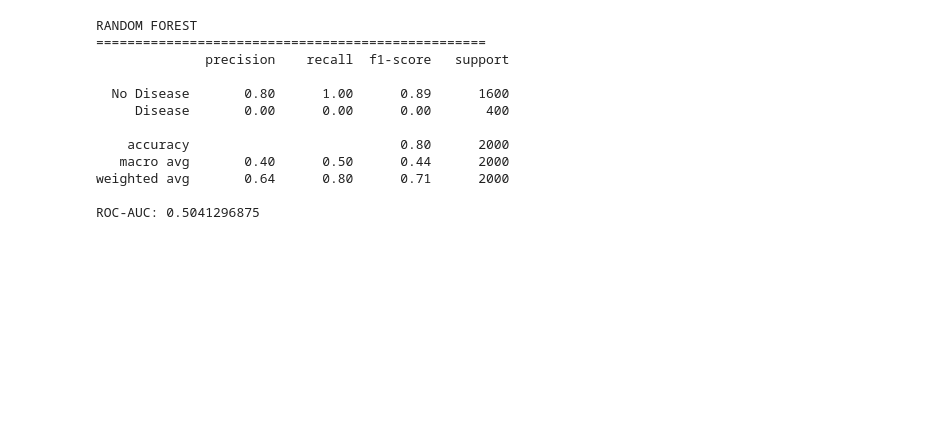
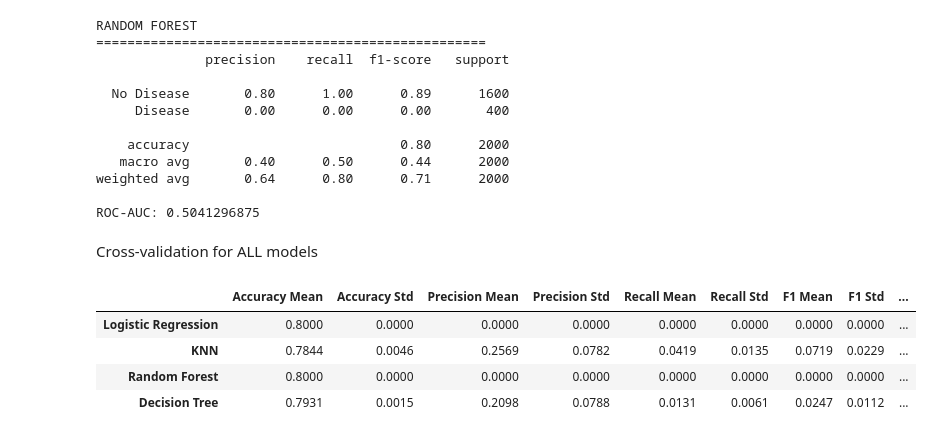
Before and after one commit to chrimapaul/Heart_Disease_Prediction_Group6, a Jupyter notebook: Group6_Capstone_Project.ipynb, the cells around one changed output. Drawn from its saved outputs; the diff is of its cells as text; code cells hidden in the pictures; blank space fills up the shorter version.

Commit message:
Cross-validation for all models  and Compare models on the test set

```diff
--- a/Group6_Capstone_Project.ipynb
+++ b/Group6_Capstone_Project.ipynb
@@ -561,3 +561,72 @@ RANDOM FOREST
 weighted avg       0.64      0.80      0.71      2000
 
 ROC-AUC: 0.5041296875
+# %% [markdown]
+Cross-validation for ALL models
+# %%
+cv = StratifiedKFold(
+    n_splits=5,
+    shuffle=True,
+    random_state=42
+)
+
+models = {
+    "Logistic Regression": logistic_model,
+    "Decision Tree": tree_model,
+    "KNN": knn_model,
+    "Random Forest": rf_model,
+    }
+
+scoring = {
+    "accuracy": "accuracy",
+    "precision": "precision",
+    "recall": "recall",
+    "f1": "f1",
+    "roc_auc": "roc_auc"
+}
+
+cv_results = {}
+
+for name, model in models.items():
+
+    scores = cross_validate(
+        model,
+        X_train,
+        y_train,
+        cv=cv,
+        scoring=scoring,
+        n_jobs=-1,
+        return_train_score=False
+    )
+
+    cv_results[name] = {
+        "Accuracy Mean": scores["test_accuracy"].mean(),
+        "Accuracy Std": scores["test_accuracy"].std(),
+
+        "Precision Mean": scores["test_precision"].mean(),
+        "Precision Std": scores["test_precision"].std(),
+
+        "Recall Mean": scores["test_recall"].mean(),
+        "Recall Std": scores["test_recall"].std(),
+
+        "F1 Mean": scores["test_f1"].mean(),
+        "F1 Std": scores["test_f1"].std(),
+
+        "ROC-AUC Mean": scores["test_roc_auc"].mean(),
+        "ROC-AUC Std": scores["test_roc_auc"].std()
+    }
+
+cv_results_df = pd.DataFrame(cv_results).T
+
+display(
+    cv_results_df.sort_values(
+        by="ROC-AUC Mean",
+        ascending=False
+    ).round(4)
+)
+# %% [output]
+|  | Accuracy Mean | Accuracy Std | Precision Mean | Precision Std | Recall Mean | Recall Std | F1 Mean | F1 Std | ... |
+| Logistic Regression | 0.8000 | 0.0000 | 0.0000 | 0.0000 | 0.0000 | 0.0000 | 0.0000 | 0.0000 | ... |
+| KNN | 0.7844 | 0.0046 | 0.2569 | 0.0782 | 0.0419 | 0.0135 | 0.0719 | 0.0229 | ... |
+| Random Forest | 0.8000 | 0.0000 | 0.0000 | 0.0000 | 0.0000 | 0.0000 | 0.0000 | 0.0000 | ... |
+| Decision Tree | 0.7931 | 0.0015 | 0.2098 | 0.0788 | 0.0131 | 0.0061 | 0.0247 | 0.0112 | ... |
```
Also changed, not shown: parts of 2 cells of this notebook.
